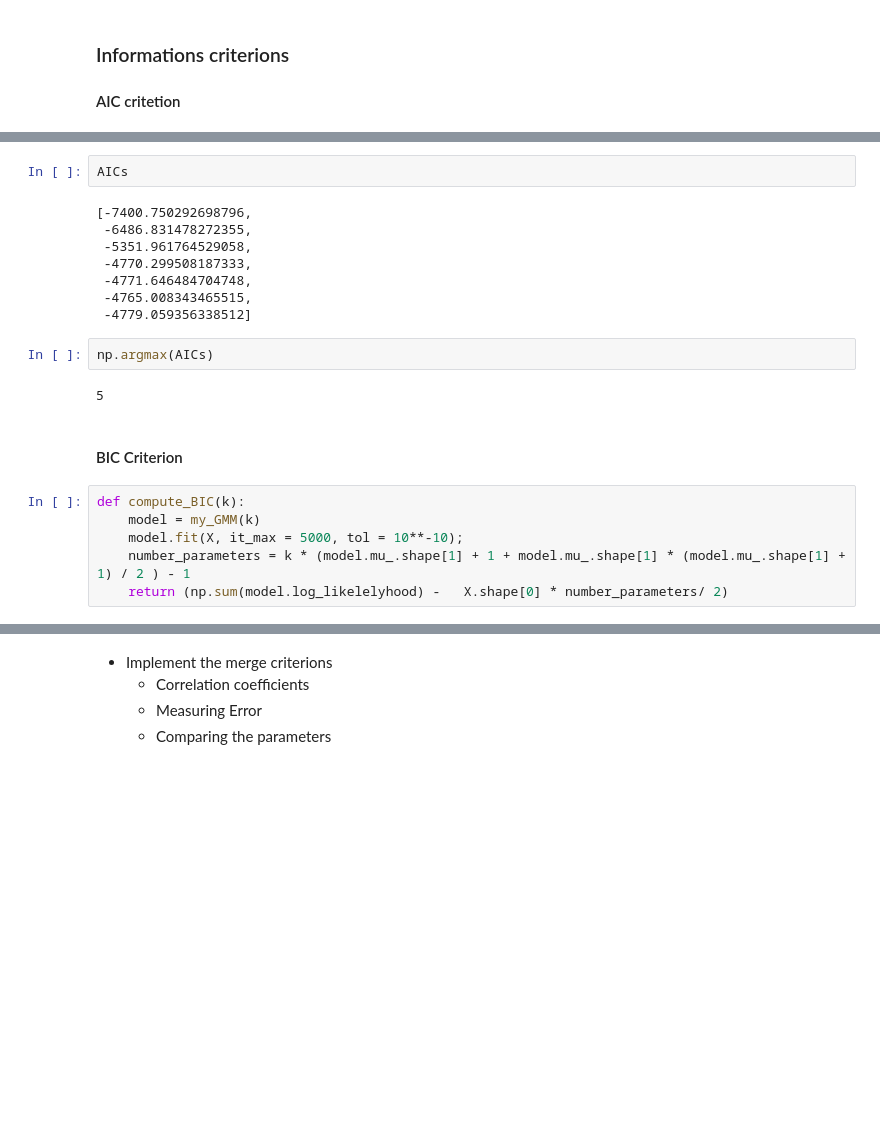
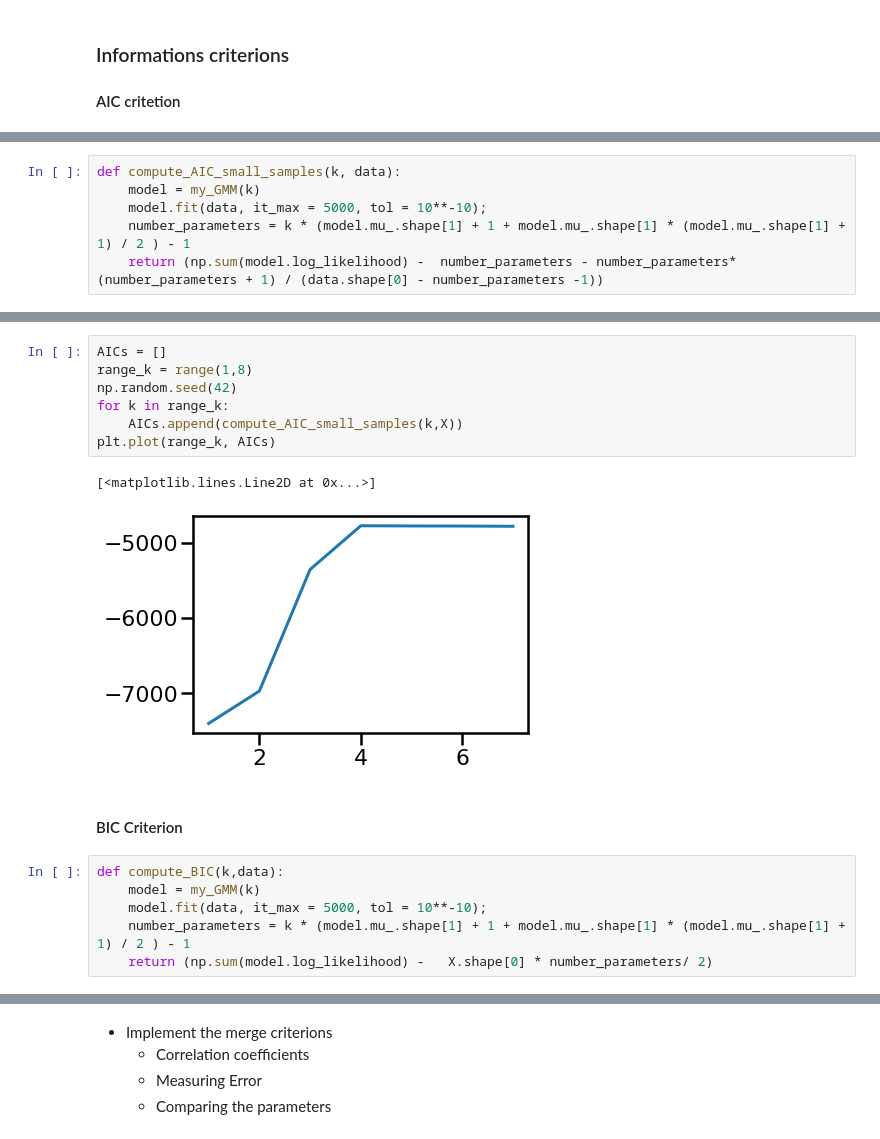
Before and after one commit to bricerauby/LabsMachineLearning, a Jupyter notebook: lab4-6-MM.ipynb, the cells around one changed output, grey strips where cells are left out. Cells and saved outputs as stored; diff of their text form; blank space fills up the shorter version.

```diff
--- a/lab4-6-MM.ipynb
+++ b/lab4-6-MM.ipynb
@@ -230,2 +252,8 @@ def compute_AIC(k):
+# %%
+def compute_AIC_small_samples(k, data):
+    model = my_GMM(k)
+    model.fit(data, it_max = 5000, tol = 10**-10);
+    number_parameters = k * (model.mu_.shape[1] + 1 + model.mu_.shape[1] * (model.mu_.shape[1] + 1) / 2 ) - 1
+    return (np.sum(model.log_likelihood) -  number_parameters - number_parameters*(number_parameters + 1) / (data.shape[0] - number_parameters -1))
 # %%
 AICs = []
@@ -246,24 +268,20 @@ Fin du fitting à l'iteration : 5001 . Error :  4.4300957749432435e-08
-# %%
-AICs
-# %% [output]
-[-7400.750292698796,
- -6486.831478272355,
- -5351.961764529058,
- -4770.299508187333,
- -4771.646484704748,
- -4765.008343465515,
- -4779.059356338512]
-# %%
-np.argmax(AICs)
-# %% [output]
-5
+# %%
+AICs = []
+range_k = range(1,8)
+np.random.seed(42)
+for k in range_k:
+    AICs.append(compute_AIC_small_samples(k,X))
+plt.plot(range_k, AICs)
+# %% [output]
+[<matplotlib.lines.Line2D at 0x...>]
+[figure, added]
 # %% [markdown]
 #### BIC Criterion
 # %%
-def compute_BIC(k):
+def compute_BIC(k,data):
     model = my_GMM(k)
-    model.fit(X, it_max = 5000, tol = 10**-10);
+    model.fit(data, it_max = 5000, tol = 10**-10);
     number_parameters = k * (model.mu_.shape[1] + 1 + model.mu_.shape[1] * (model.mu_.shape[1] + 1) / 2 ) - 1
-    return (np.sum(model.log_likelelyhood) -   X.shape[0] * number_parameters/ 2)
+    return (np.sum(model.log_likelihood) -   X.shape[0] * number_parameters/ 2)
 # %%
 BICs = []
```
Also changed, not shown: parts of 47 cells of this notebook, 1 other file.
